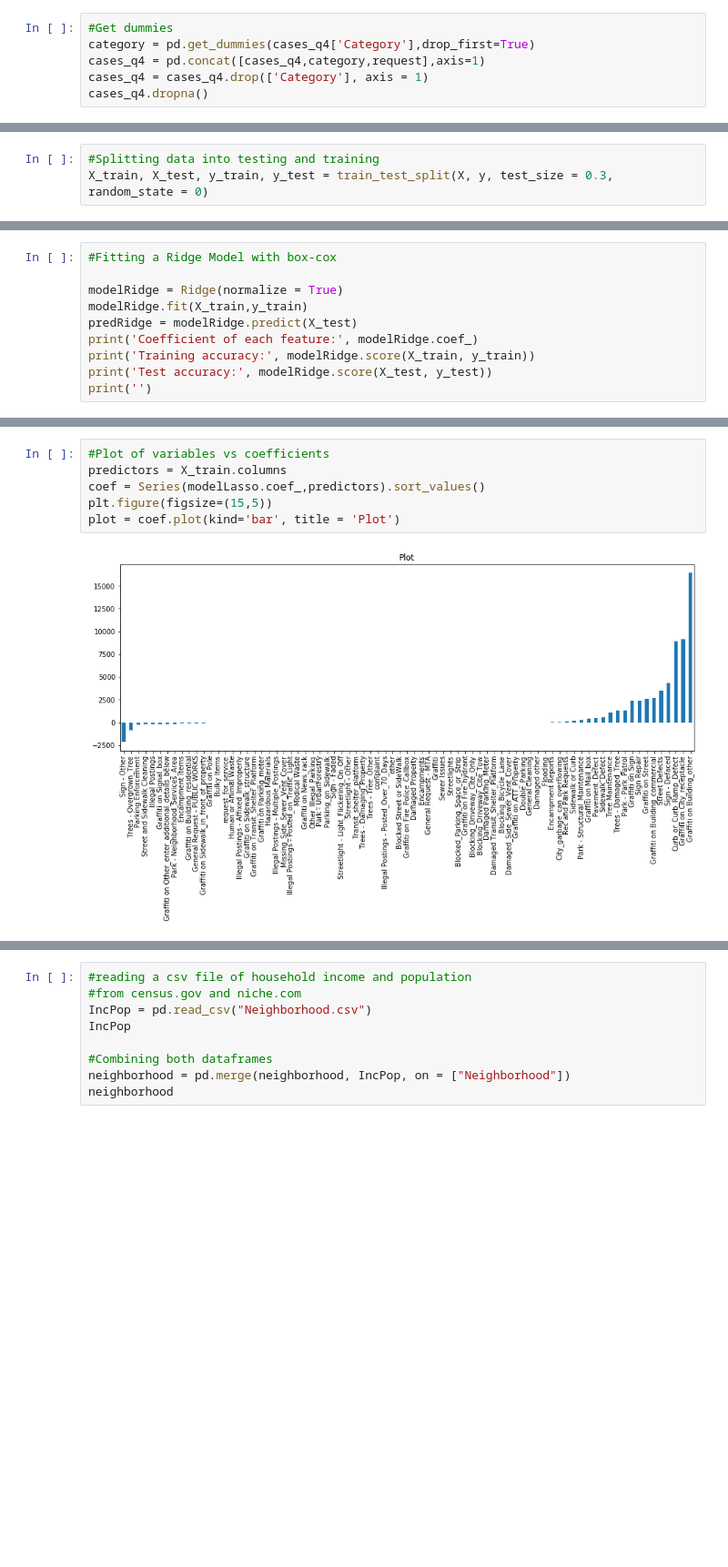
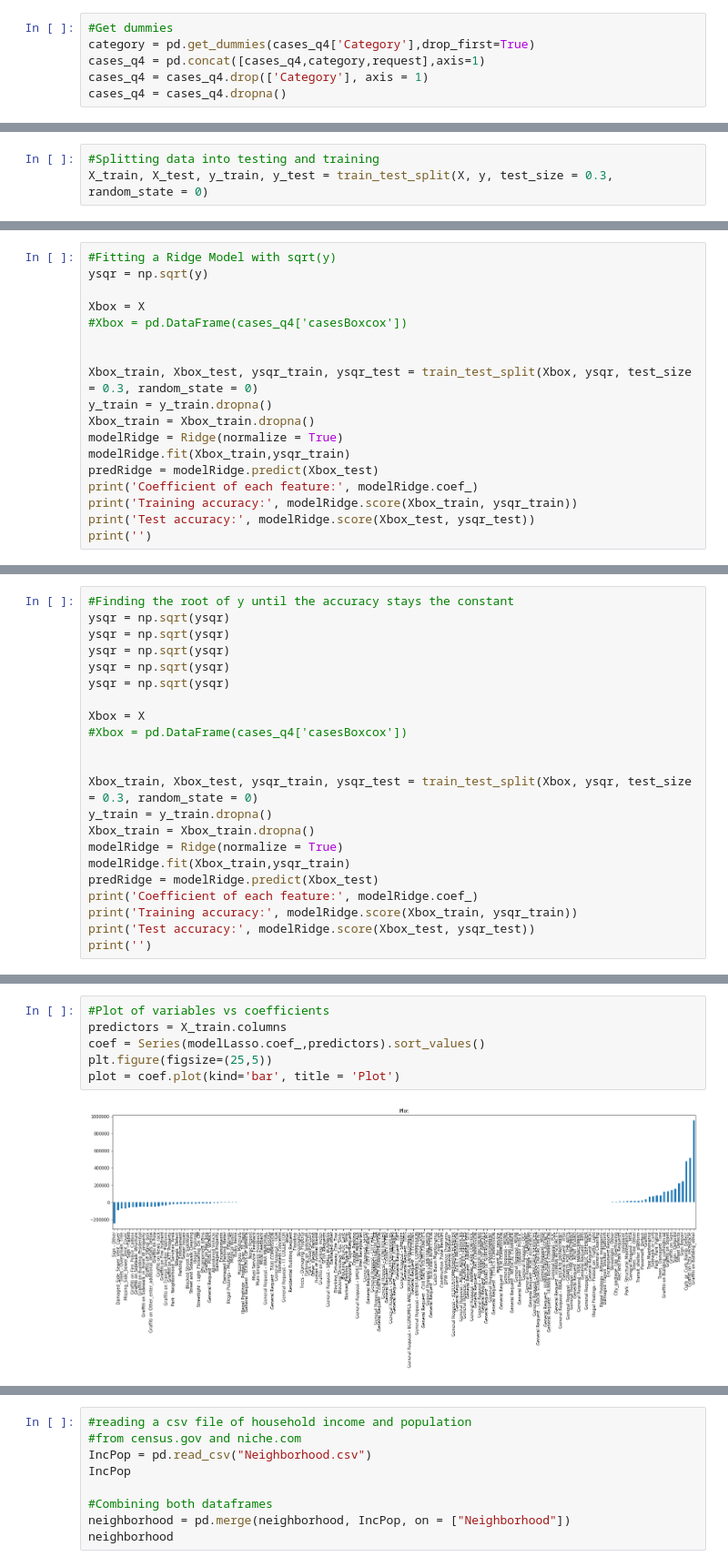
Before and after one commit to shleung101/sta141c_311_cases, a Jupyter notebook: SruthiDraft1 .ipynb, the cells around one changed output, grey strips where cells are left out. Shown at 91% size. Saved outputs shown, nothing was run; the diff lists cells and outputs as text; blank space fills up the shorter version.

```diff
--- a/SruthiDraft1 .ipynb
+++ b/SruthiDraft1 .ipynb
@@ -49,4 +49,4 @@ cases_q4 = cases_q4.drop(['CaseID', 'Status Notes', 'Responsible Agency', 'Reque
 category = pd.get_dummies(cases_q4['Category'],drop_first=True)
 cases_q4 = pd.concat([cases_q4,category,request],axis=1)
 cases_q4 = cases_q4.drop(['Category'], axis = 1)
-cases_q4.dropna()
+cases_q4 = cases_q4.dropna()
@@ -103,10 +106,18 @@ plot = coef.plot(kind='bar', title = 'Plot')
 # %%
-#Fitting a Ridge Model with box-cox
+#Fitting a Ridge Model with sqrt(y)
+ysqr = np.sqrt(y)
 
+Xbox = X
+#Xbox = pd.DataFrame(cases_q4['casesBoxcox'])
+
+
+Xbox_train, Xbox_test, ysqr_train, ysqr_test = train_test_split(Xbox, ysqr, test_size = 0.3, random_state = 0)
+y_train = y_train.dropna()
+Xbox_train = Xbox_train.dropna()
 modelRidge = Ridge(normalize = True)
-modelRidge.fit(X_train,y_train)
-predRidge = modelRidge.predict(X_test)
+modelRidge.fit(Xbox_train,ysqr_train)
+predRidge = modelRidge.predict(Xbox_test)
 print('Coefficient of each feature:', modelRidge.coef_)
-print('Training accuracy:', modelRidge.score(X_train, y_train))
-print('Test accuracy:', modelRidge.score(X_test, y_test))
+print('Training accuracy:', modelRidge.score(Xbox_train, ysqr_train))
+print('Test accuracy:', modelRidge.score(Xbox_test, ysqr_test))
 print('')
@@ -112,0 +142,22 @@ print('')
+# %%
+#Finding the root of y until the accuracy stays the constant
+ysqr = np.sqrt(ysqr)
+ysqr = np.sqrt(ysqr)
+ysqr = np.sqrt(ysqr)
+ysqr = np.sqrt(ysqr)
+ysqr = np.sqrt(ysqr)
+
+Xbox = X
+#Xbox = pd.DataFrame(cases_q4['casesBoxcox'])
+
+
+Xbox_train, Xbox_test, ysqr_train, ysqr_test = train_test_split(Xbox, ysqr, test_size = 0.3, random_state = 0)
+y_train = y_train.dropna()
+Xbox_train = Xbox_train.dropna()
+modelRidge = Ridge(normalize = True)
+modelRidge.fit(Xbox_train,ysqr_train)
+predRidge = modelRidge.predict(Xbox_test)
+print('Coefficient of each feature:', modelRidge.coef_)
+print('Training accuracy:', modelRidge.score(Xbox_train, ysqr_train))
+print('Test accuracy:', modelRidge.score(Xbox_test, ysqr_test))
+print('')
@@ -140,8 +209,8 @@ Test accuracy: 0.1762049290036657
 # %%
 #Plot of variables vs coefficients
 predictors = X_train.columns
 coef = Series(modelLasso.coef_,predictors).sort_values()
-plt.figure(figsize=(15,5))
+plt.figure(figsize=(25,5))
 plot = coef.plot(kind='bar', title = 'Plot')
 # %% [output]
-[figure, old version]
+[figure, new version]
```
Also changed, not shown: parts of 33 cells of this notebook.
